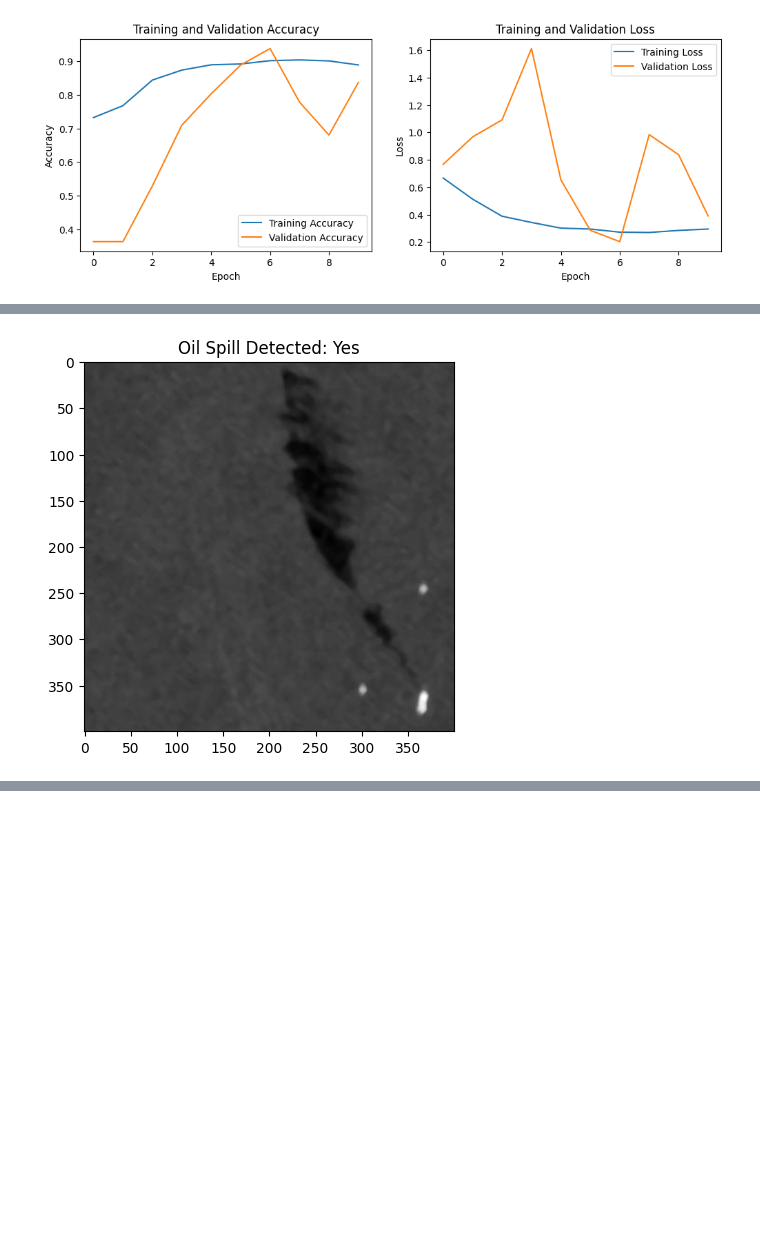
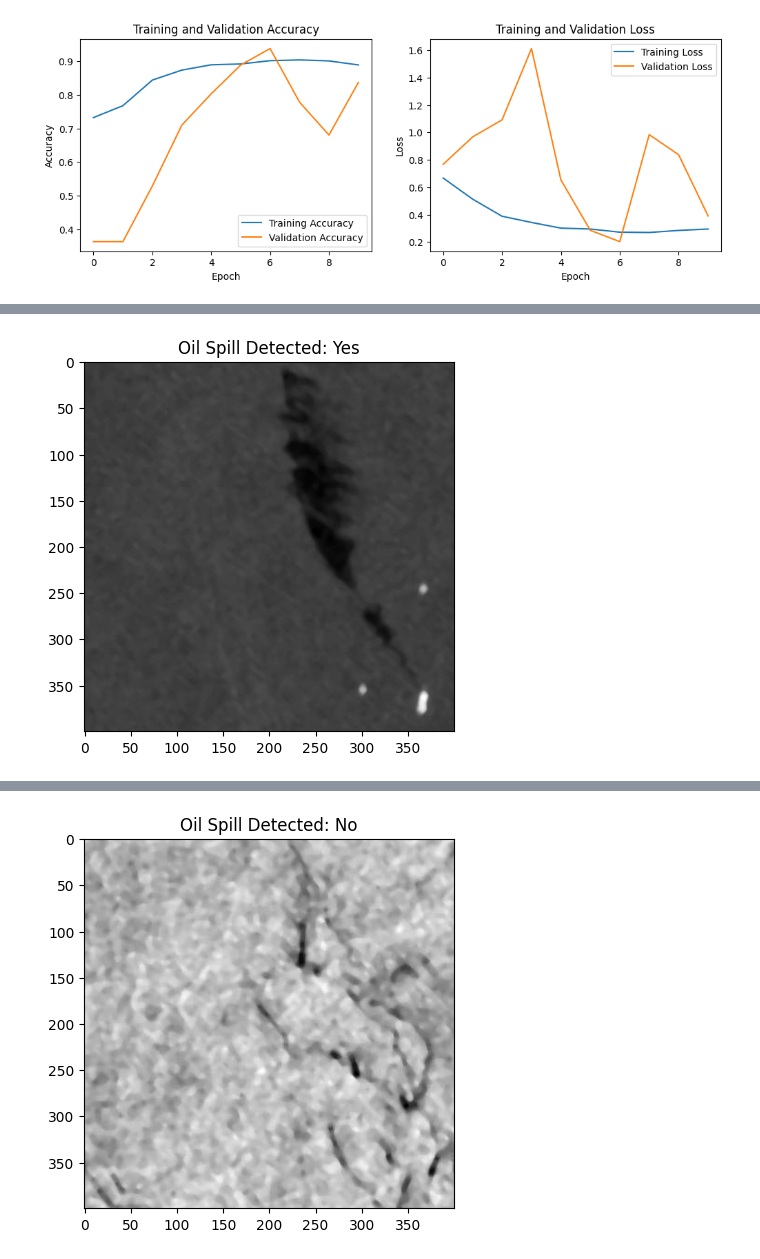
Before and after one commit to Revantabiswas/Oil-Detection-system, a Jupyter notebook: ML/04_model_building.ipynb, the cells around one changed output, grey strips where cells are left out. Saved outputs shown, nothing was run; the diff lists cells and outputs as text; code cells hidden in the pictures; blank space fills up the shorter version.

```diff
--- a/ML/04_model_building.ipynb
+++ b/ML/04_model_building.ipynb
@@ -192,4 +192,5 @@ def predict_new_image(model, image_path):
 
 # Example usage
 predict_new_image(model, 'new_image (7).jpg')
+predict_new_image(model, 'new_image (6).jpg')
 # %% [output]
@@ -197,0 +200 @@ predict_new_image(model, 'new_image (7).jpg')
+[figure, added]
```
Also changed, not shown: parts of 1 cell of this notebook.
